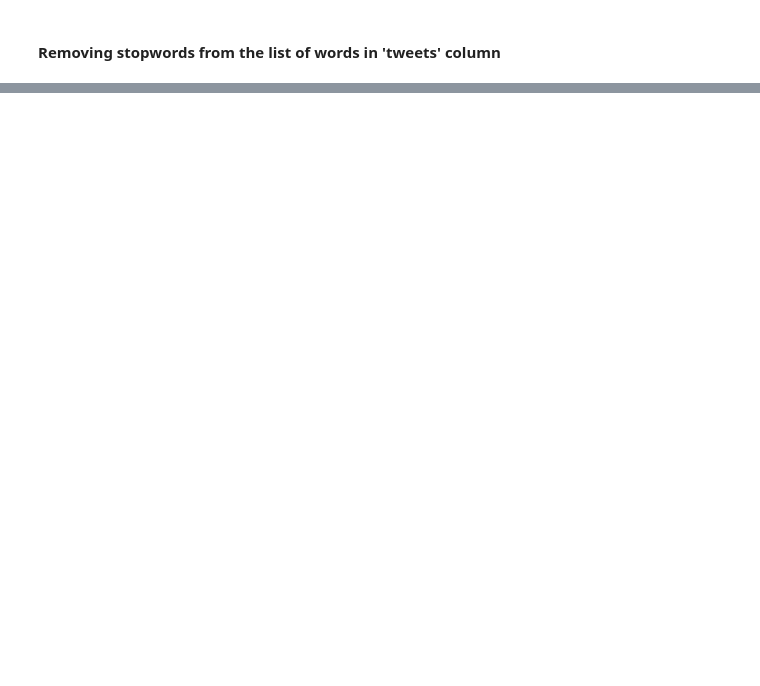
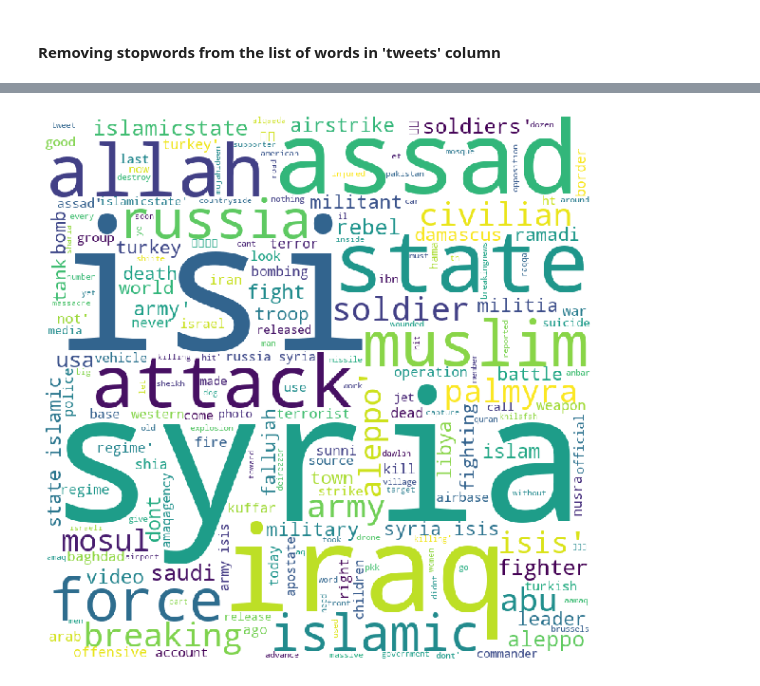
Before and after one commit to GeethaJoseph/Springboard-Datascience-Bootcamp, a Jupyter notebook: Capstone Poject 1/data_cleaning.ipynb, the cells around one changed output, grey strips where cells are left out. Cells and saved outputs as stored; diff of their text form; code cells hidden in the pictures; blank space fills up the shorter version.

```diff
--- a/Capstone Poject 1/data_cleaning.ipynb
+++ b/Capstone Poject 1/data_cleaning.ipynb
@@ -266,7 +224,0 @@ stop_words = list(set(stop_words))
-# %%
-for word_list in tweet_tokens_split:
-      for word in word_list:
-       if word in stop_words:
-          word_list.remove(word)
-
-tweet_tokens_split
@@ -290,0 +225,16 @@ tweet_tokens_split
+# %%
+#print(single_word_remove(tweet_tokens_split))
+def remove_stopwords(stopword,tweet):
+    tweet_nostopwords=[]
+    for word_list in tweet:
+
+         #print(word_list)
+        word_list=list(set(word_list))
+         #print(word_list)
+        for word in stopword:
+             if word in word_list:
+               word_list.remove(word)
+        tweet_nostopwords.append(word_list)
+    return tweet_nostopwords
+tweet_nostopwords=remove_stopwords(stop_words,tweet_replacedwithroot)
+tweet_nostopwords
@@ -356,4 +261,4 @@ tweet_tokens_split
 # %%
-tweet_tokens_joined =[' '.join(words) for words in tweet_tokens_split]
+tweet_tokens_joined =[' '.join(words) for words in tweet_nostopwords]
 tweet_tokens_joined
 # %% [output]
@@ -431,5 +281,0 @@ Name: 0, dtype: float64
-# %%
-tfidf = TfidfVectorizer(min_df=3)
-tfidf.fit(tweet_tokens_joined)
-feature_names = tfidf.get_feature_names()
-feature_names
@@ -467,0 +302,15 @@ get_ifidf_for_words(tweet_tokens_joined[0])
+# %%
+
+def wordcloud_tweets(tweet):
+   wordcloud = WordCloud(width = 800, height = 800,
+                   background_color ='white',
+                   min_font_size = 10).generate(str(tweet))
+   plt.figure(figsize = (8, 8), facecolor = None)
+   plt.imshow(wordcloud)
+   plt.axis("off")
+   plt.tight_layout(pad = 0)
+   plt.show()
+
+wordcloud_tweets(tweet_tokens_joined)
+# %% [output]
+[figure, added]
```
Also changed, not shown: parts of 36 cells of this notebook.
